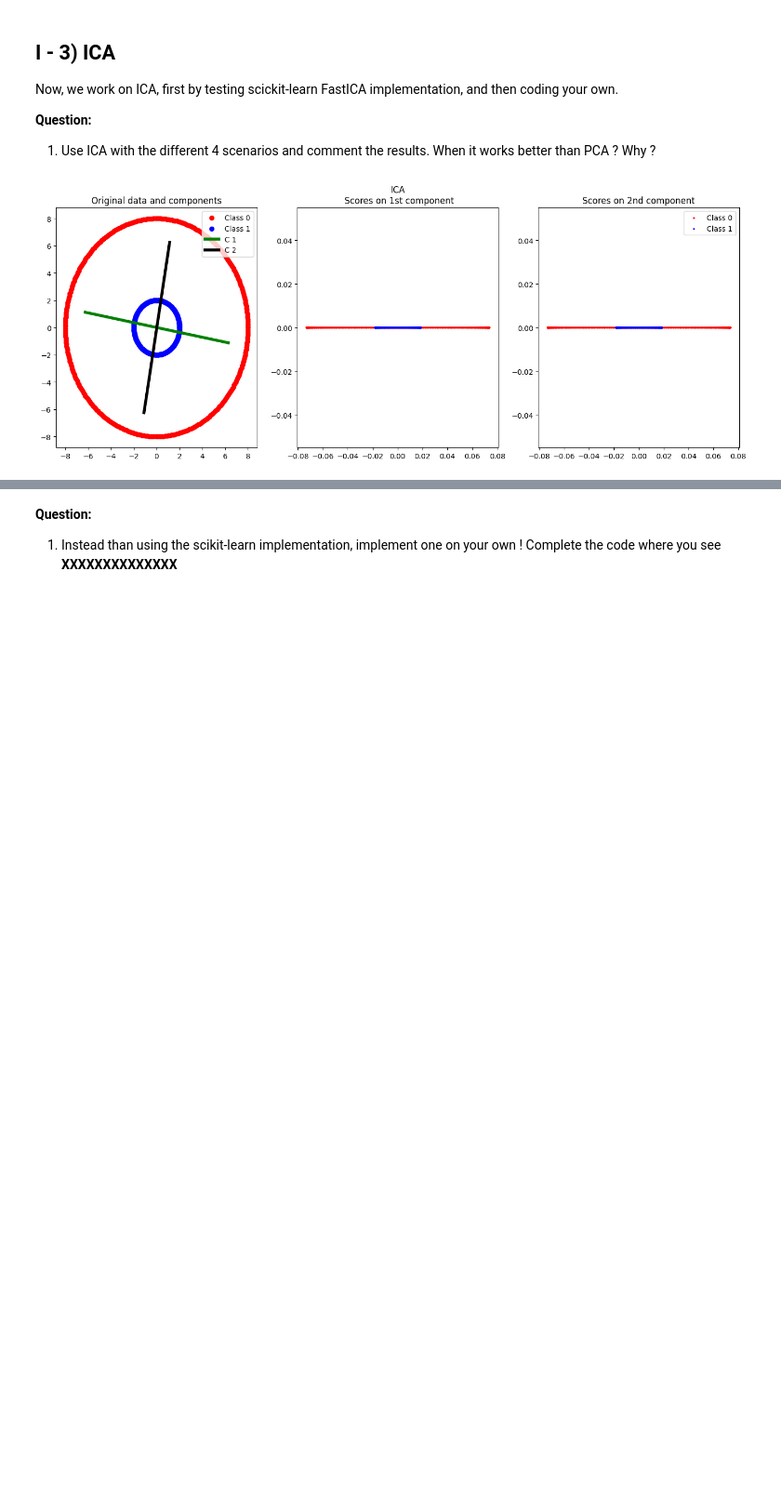
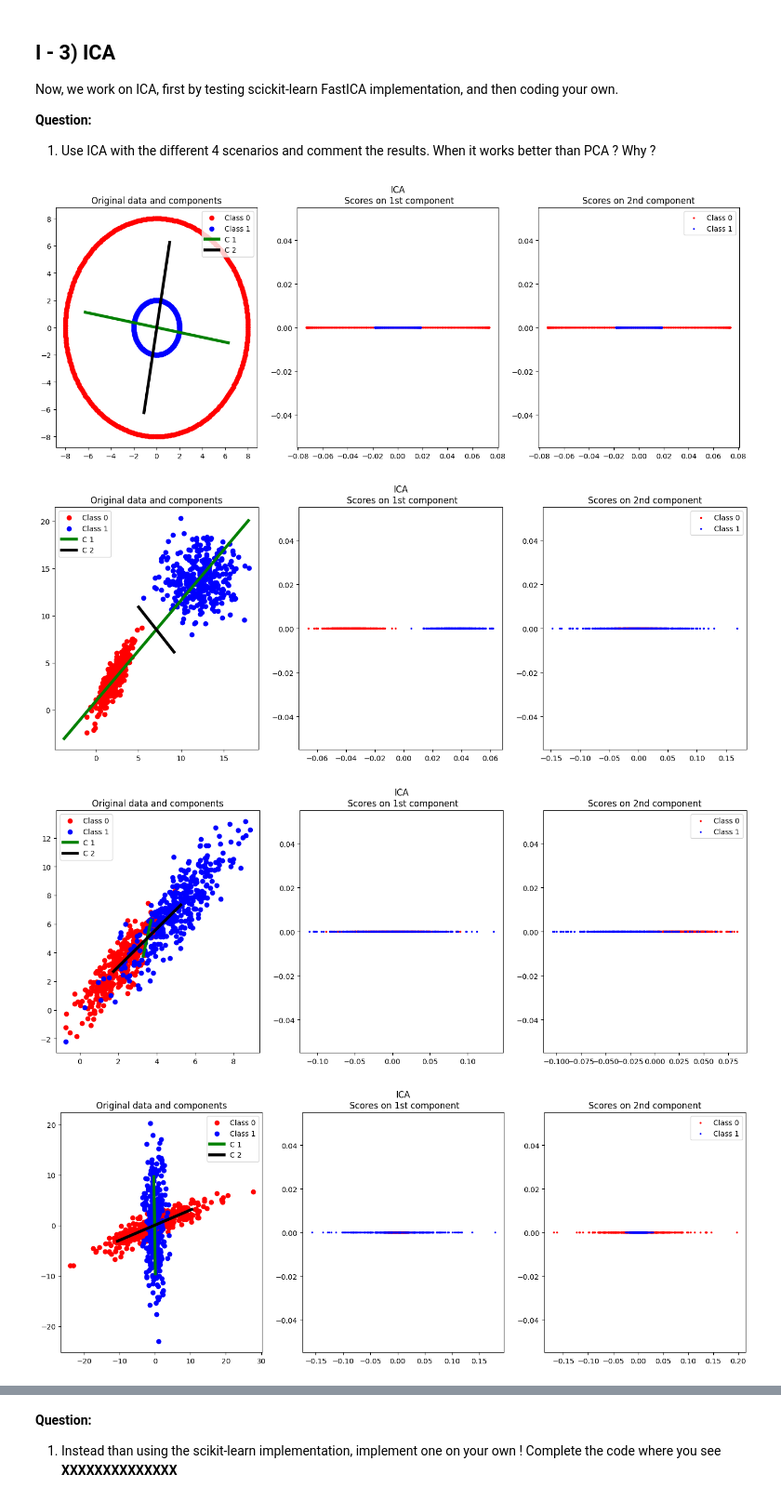
Before and after one commit to dftorresro/IMA205---TP1-Unsupervised-Learning, a Jupyter notebook: 2022_TP_Unsupervised_1_PCA-ICA.ipynb, the cells around one changed output, grey strips where cells are left out. Shown at 93% size. Saved outputs shown, nothing was run; the diff lists cells and outputs as text; code cells hidden in the pictures; blank space fills up the shorter version.

```diff
--- a/2022_TP_Unsupervised_1_PCA-ICA.ipynb
+++ b/2022_TP_Unsupervised_1_PCA-ICA.ipynb
@@ -396,3 +431,16 @@ Wica = ICA.mixing_
 plotResults(X0=X0, X1=X1, y=y, U=Wica, Y=Yica, const=0.01, title='ICA')
 # %% [output]
 [figure]
+# %%
+# Applying the FastICA for each scenario
+for scenarioIndex in range(1, 5):
+    X0, X1, y = generate_scenario(scenario=scenarioIndex, n_samples0 = 350, n_samples1 = 350)
+    X = np.concatenate((X0,X1),axis=0)
+    ICA = FastICA(whiten='arbitrary-variance', fun='exp', max_iter=20000, tol=0.00001, random_state=1)
+    Yica = ICA.fit_transform(X)
+    Wica = ICA.mixing_
+    plotResults(X0=X0, X1=X1, y=y, U=Wica, Y=Yica, const=0.01, title='ICA')
+# %% [output]
+[figure, added]
+[figure, added]
+[figure, added]
```
Also changed, not shown: parts of 14 cells of this notebook.
